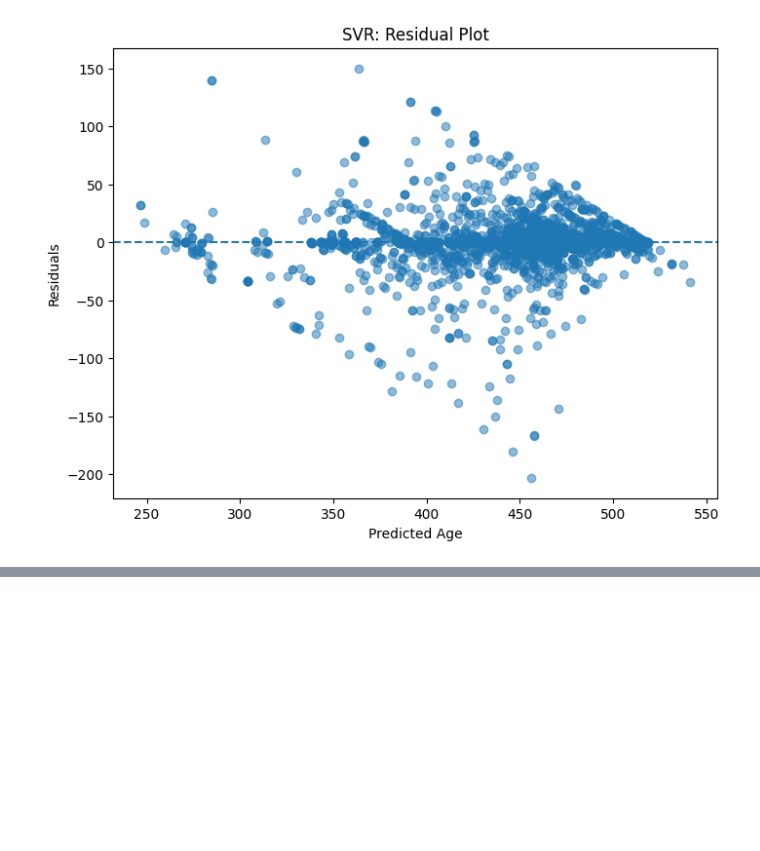
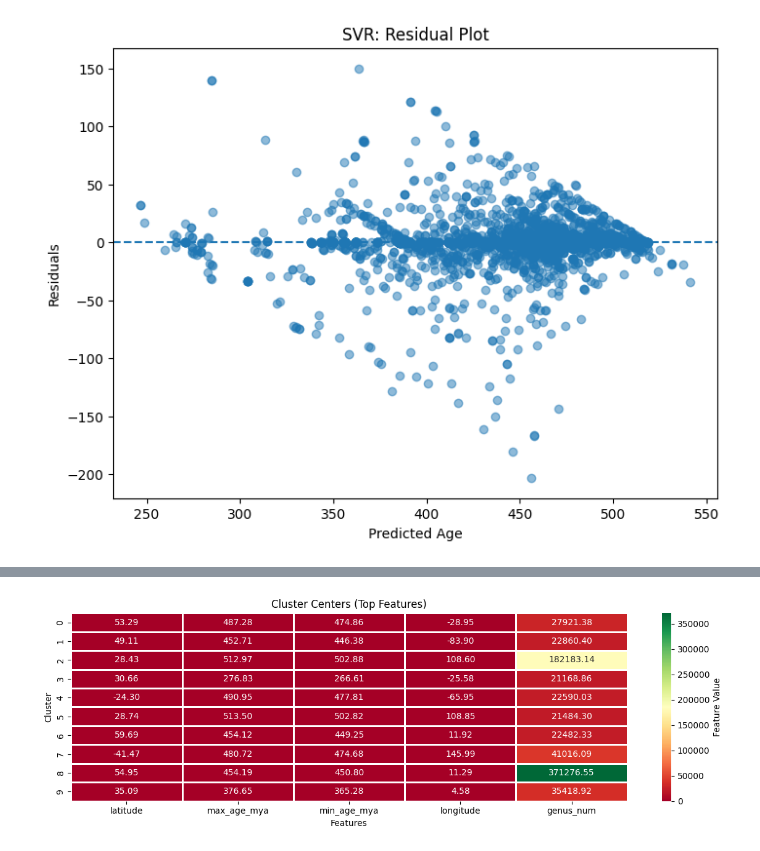
Before and after one commit to alkhurayjah/Machine-learning-project, a Jupyter notebook: Predict_the_Age_of_a_Trilobite_Fossil.ipynb, the cells around one changed output, grey strips where cells are left out. Cells and saved outputs as stored; diff of their text form; code cells hidden in the pictures; blank space fills up the shorter version.

```diff
--- a/Predict_the_Age_of_a_Trilobite_Fossil.ipynb
+++ b/Predict_the_Age_of_a_Trilobite_Fossil.ipynb
@@ -1704,0 +1916,14 @@ plt.show()
+# %%
+fig, ax = plt.subplots(figsize=(12, 4))
+cluster_centers_df = pd.DataFrame(cluster_centers_original, columns=X.columns)
+top_features_idx = np.argsort(feature_importance)[-10:]
+cluster_centers_heatmap = cluster_centers_df.iloc[:, top_features_idx]
+
+sns.heatmap(cluster_centers_heatmap, annot=True, fmt=".2f", cmap="RdYlGn", cbar_kws={"label": "Feature Value"}, linewidths=1, ax=ax)
+ax.set_xlabel("Features")
+ax.set_ylabel("Cluster")
+ax.set_title("Cluster Centers (Top Features)")
+plt.tight_layout()
+plt.show()
+# %% [output]
+[figure, added]
```
Also changed, not shown: parts of 20 cells of this notebook.
